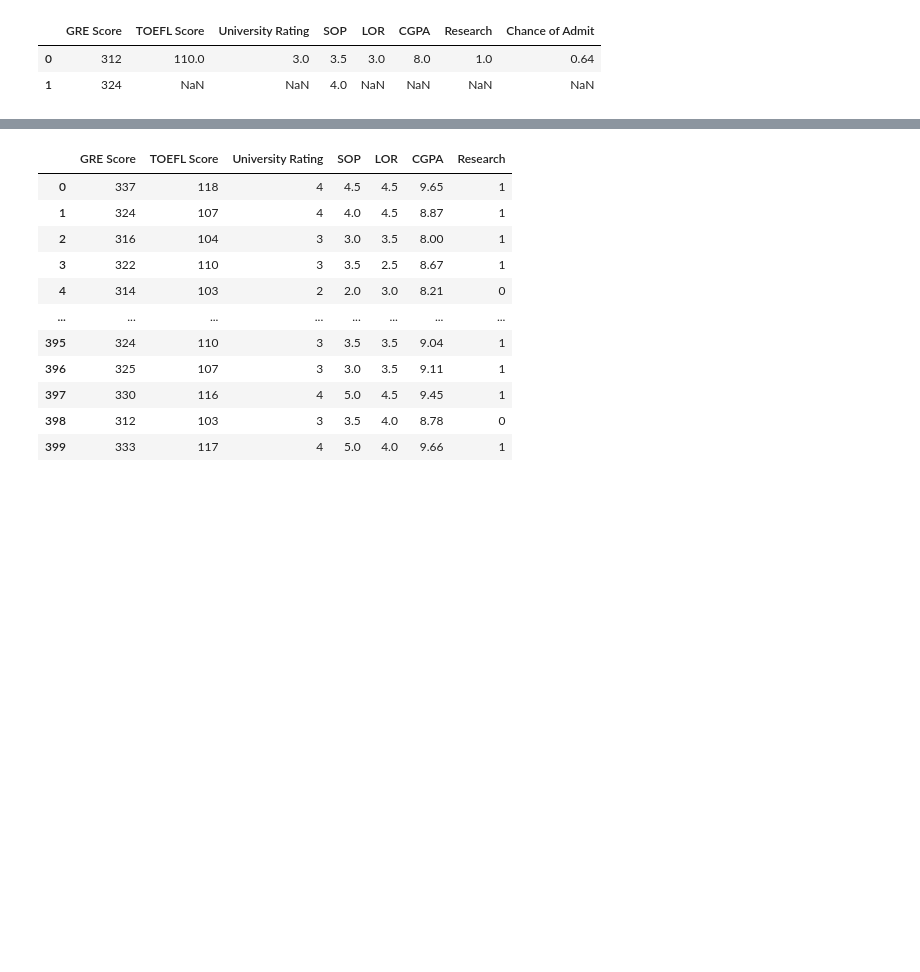
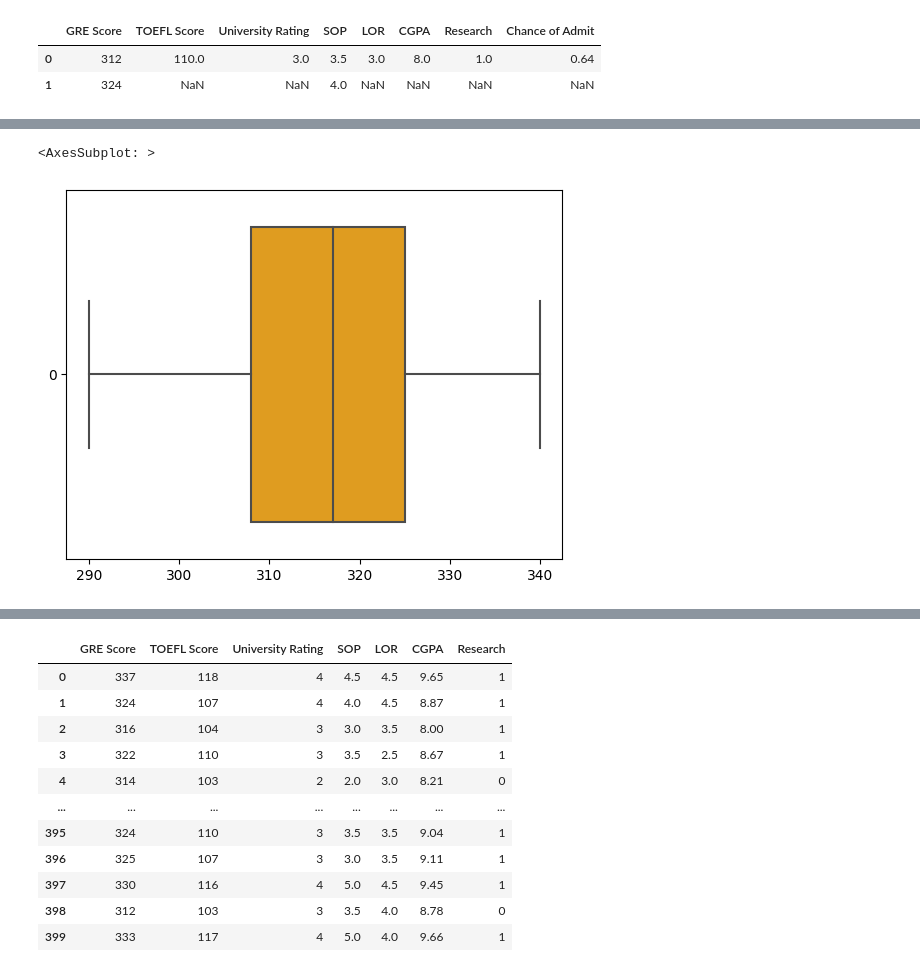
Before and after one commit to Neevs1/ML-practicals, a Jupyter notebook: Assignment 3/Assignment3.ipynb, the cells around one changed output, grey strips where cells are left out. Cells and saved outputs as stored; diff of their text form; code cells hidden in the pictures; blank space fills up the shorter version.

```diff
--- a/Assignment 3/Assignment3.ipynb
+++ b/Assignment 3/Assignment3.ipynb
@@ -91,0 +100,5 @@ admissions.mode()
+# %%
+sns.boxplot(data=admissions['GRE Score'],orient="h",color='orange')
+# %% [output]
+<AxesSubplot: >
+[figure, added]
```
Also changed, not shown: parts of 12 cells of this notebook.
